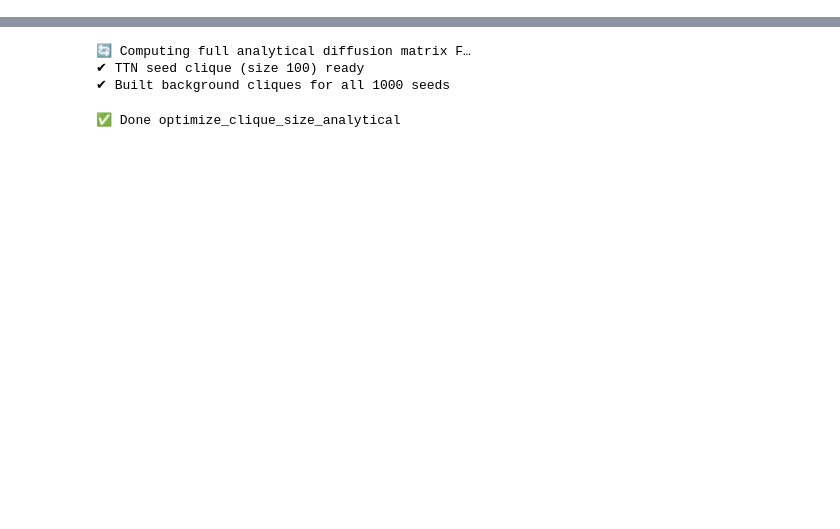
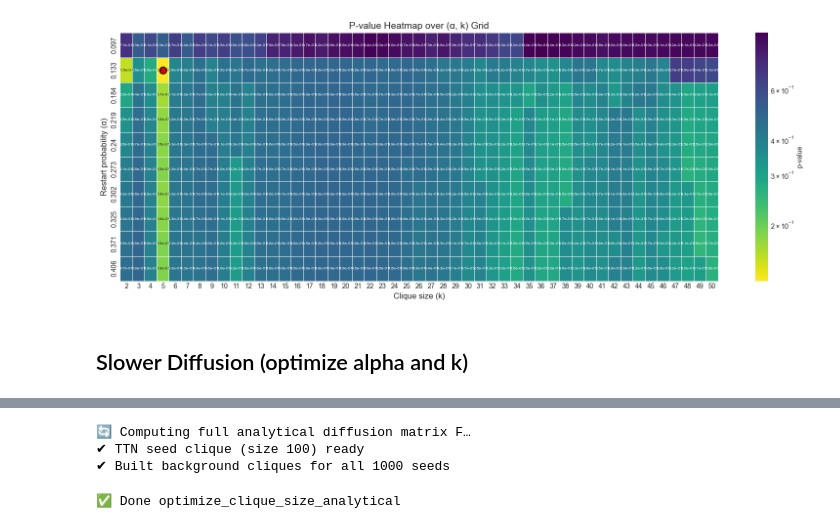
Before and after one commit to ethanoutangoun/chromatin-heart-dev, a Jupyter notebook: optimizer.ipynb, the cells around one changed output, grey strips where cells are left out. Saved outputs shown, nothing was run; the diff lists cells and outputs as text; code cells hidden in the pictures; blank space fills up the shorter version.

```diff
--- a/optimizer.ipynb
+++ b/optimizer.ipynb
@@ -68,0 +213,9 @@ best_alpha, best_k, best_clique, final_pval, trial_history = core.optimizer.opti
+# %%
+import core.visuals
+
+
+core.visuals.plot_pval_heatmap_from_log('full_alpha_k_log.csv')
+# %% [output]
+[figure, added]
+# %% [markdown]
+## Slower Diffusion (optimize alpha and k)
```
Also changed, not shown: parts of 17 cells of this notebook, 4 other files.
